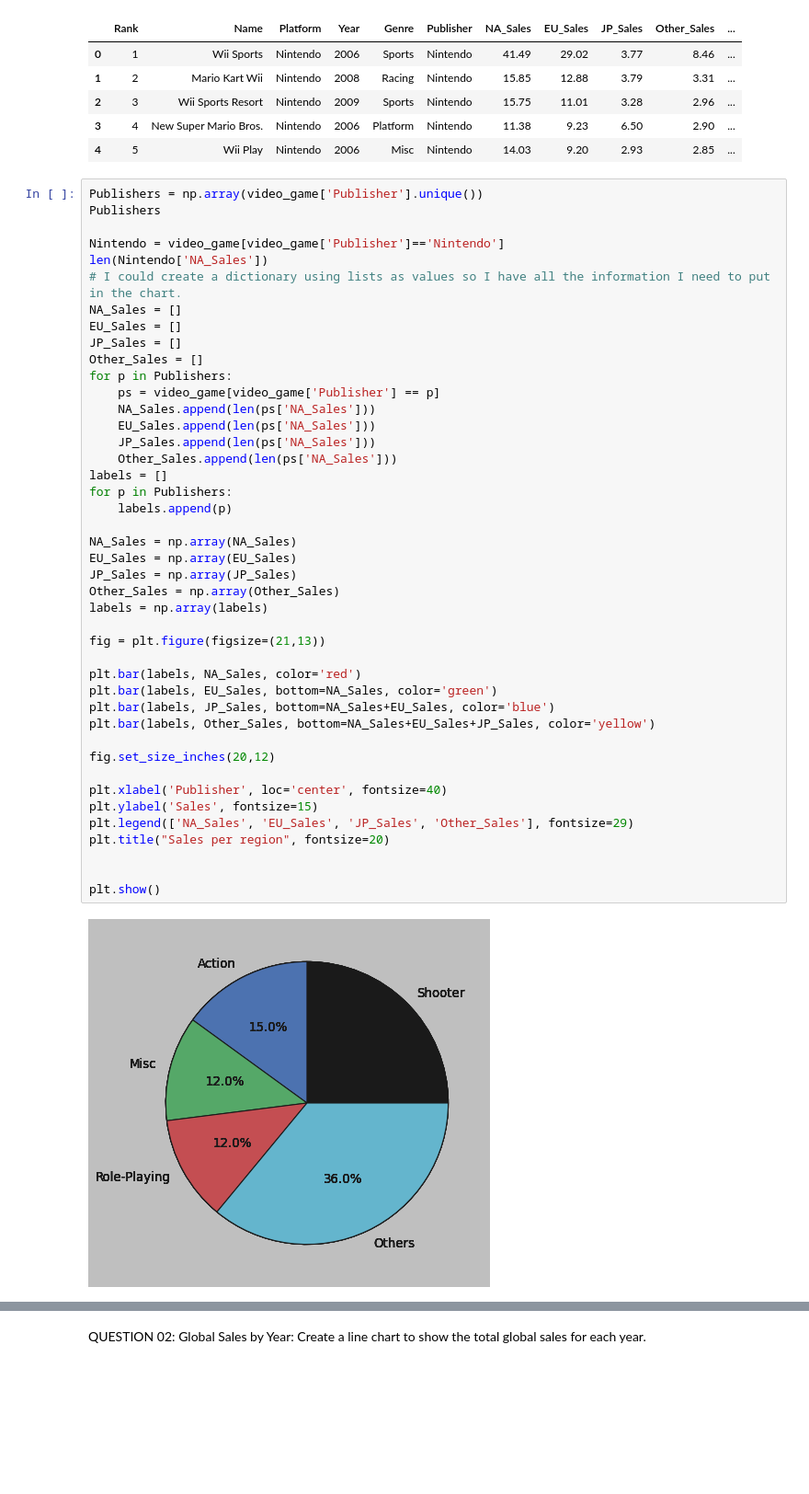
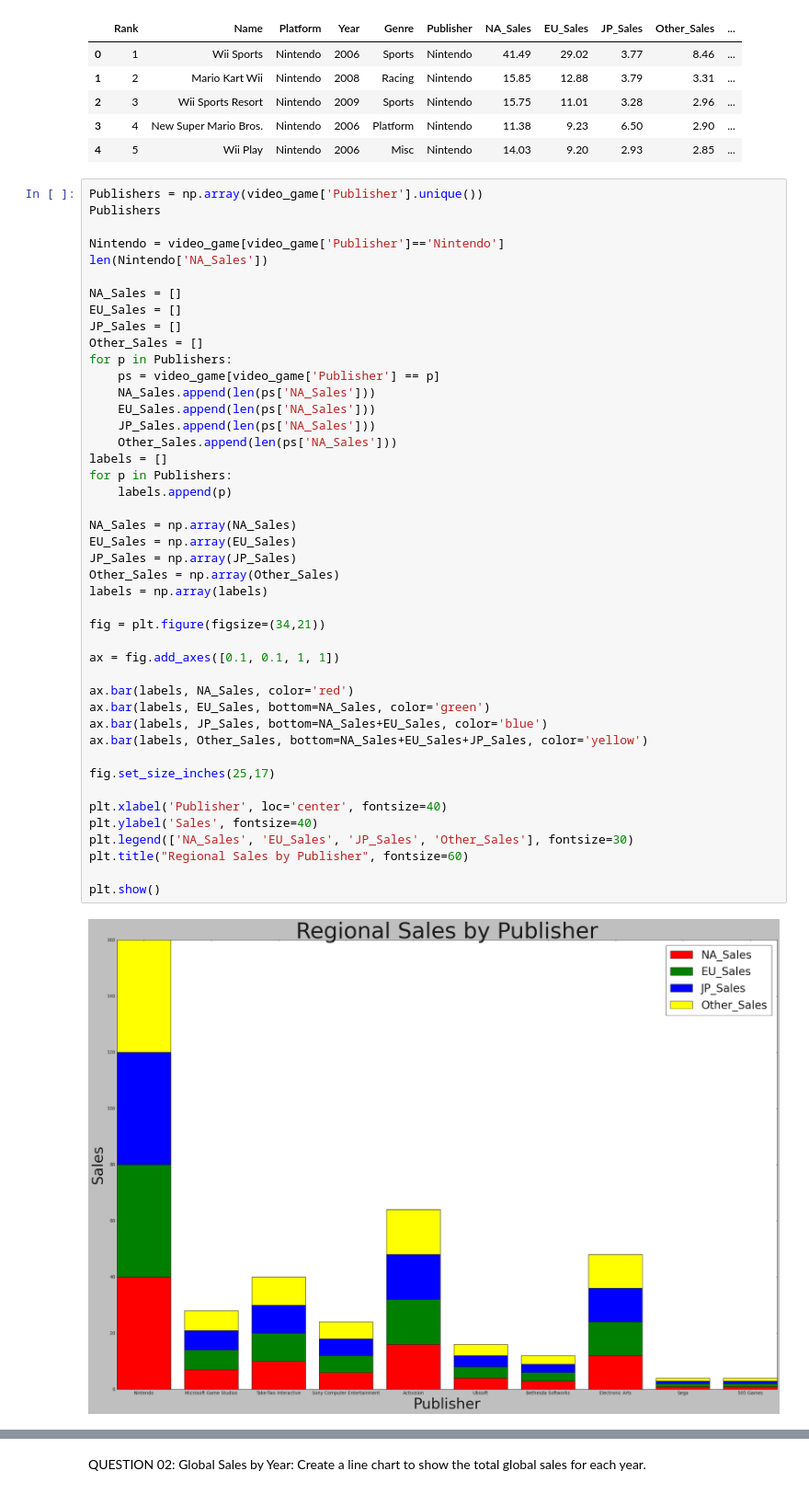
Before and after one commit to 3Grey6Jedi9/Data-Analysis-Project-06, a Jupyter notebook: Video Game Sales.ipynb, the cells around one changed output, grey strips where cells are left out. Shown: that part at 92% size. Saved outputs shown, nothing was run; the diff lists cells and outputs as text; blank space fills up the shorter version.

```diff
--- a/Video Game Sales.ipynb
+++ b/Video Game Sales.ipynb
@@ -22,42 +22,43 @@ Publishers
 
 Nintendo = video_game[video_game['Publisher']=='Nintendo']
 len(Nintendo['NA_Sales'])
-# I could create a dictionary using lists as values so I have all the information I need to put in the chart.
+
 NA_Sales = []
 EU_Sales = []
 JP_Sales = []
 Other_Sales = []
 for p in Publishers:
     ps = video_game[video_game['Publisher'] == p]
     NA_Sales.append(len(ps['NA_Sales']))
     EU_Sales.append(len(ps['NA_Sales']))
     JP_Sales.append(len(ps['NA_Sales']))
     Other_Sales.append(len(ps['NA_Sales']))
 labels = []
 for p in Publishers:
     labels.append(p)
 
 NA_Sales = np.array(NA_Sales)
 EU_Sales = np.array(EU_Sales)
 JP_Sales = np.array(JP_Sales)
 Other_Sales = np.array(Other_Sales)
 labels = np.array(labels)
 
-fig = plt.figure(figsize=(21,13))
+fig = plt.figure(figsize=(34,21))
 
-plt.bar(labels, NA_Sales, color='red')
-plt.bar(labels, EU_Sales, bottom=NA_Sales, color='green')
-plt.bar(labels, JP_Sales, bottom=NA_Sales+EU_Sales, color='blue')
-plt.bar(labels, Other_Sales, bottom=NA_Sales+EU_Sales+JP_Sales, color='yellow')
+ax = fig.add_axes([0.1, 0.1, 1, 1])
 
-fig.set_size_inches(20,12)
+ax.bar(labels, NA_Sales, color='red')
+ax.bar(labels, EU_Sales, bottom=NA_Sales, color='green')
+ax.bar(labels, JP_Sales, bottom=NA_Sales+EU_Sales, color='blue')
+ax.bar(labels, Other_Sales, bottom=NA_Sales+EU_Sales+JP_Sales, color='yellow')
+
+fig.set_size_inches(25,17)
 
 plt.xlabel('Publisher', loc='center', fontsize=40)
-plt.ylabel('Sales', fontsize=15)
-plt.legend(['NA_Sales', 'EU_Sales', 'JP_Sales', 'Other_Sales'], fontsize=29)
-plt.title("Sales per region", fontsize=20)
-
+plt.ylabel('Sales', fontsize=40)
+plt.legend(['NA_Sales', 'EU_Sales', 'JP_Sales', 'Other_Sales'], fontsize=30)
+plt.title("Regional Sales by Publisher", fontsize=60)
 
 plt.show()
 # %% [output]
-[figure, old version]
+[figure, new version]
```
Also changed, not shown: parts of 9 cells of this notebook.
